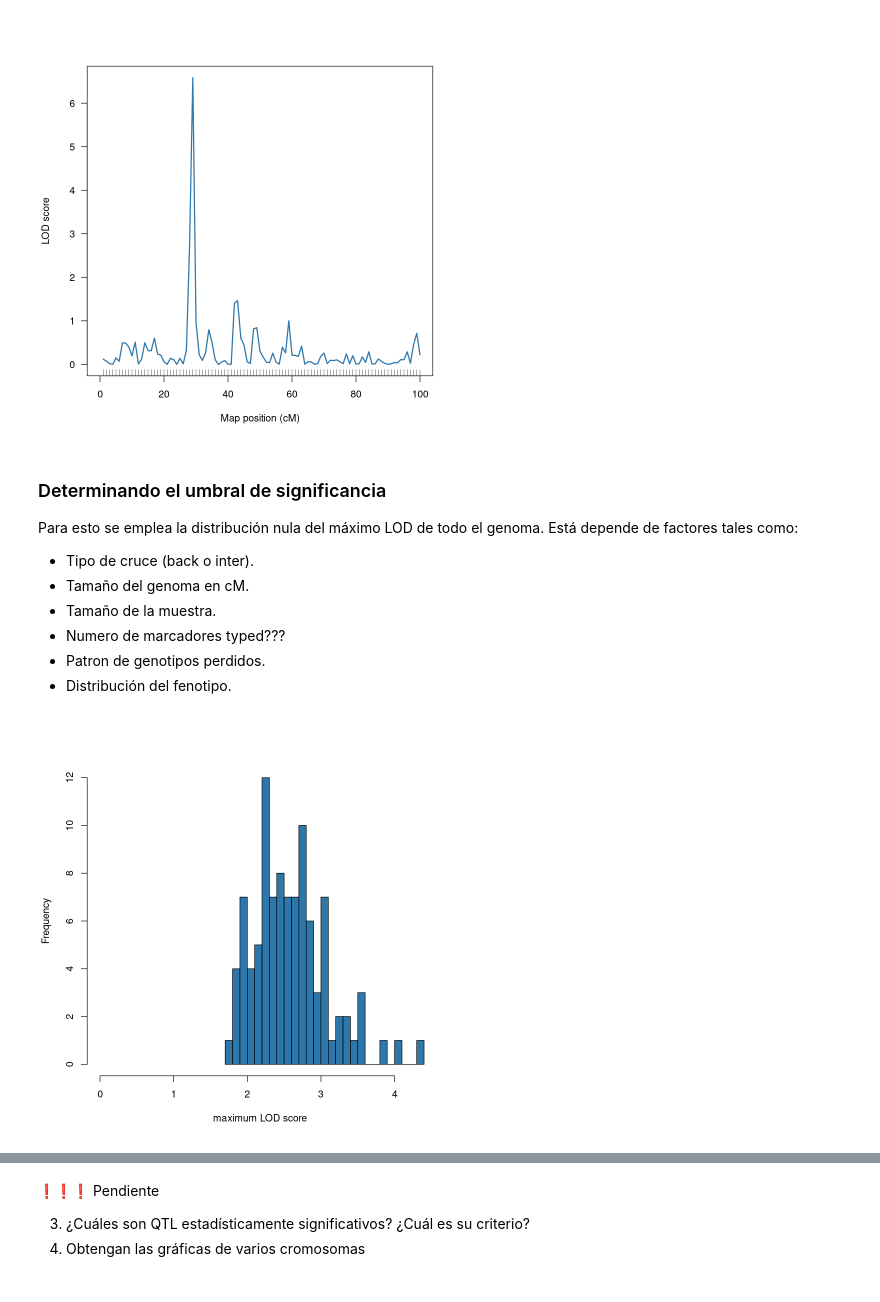
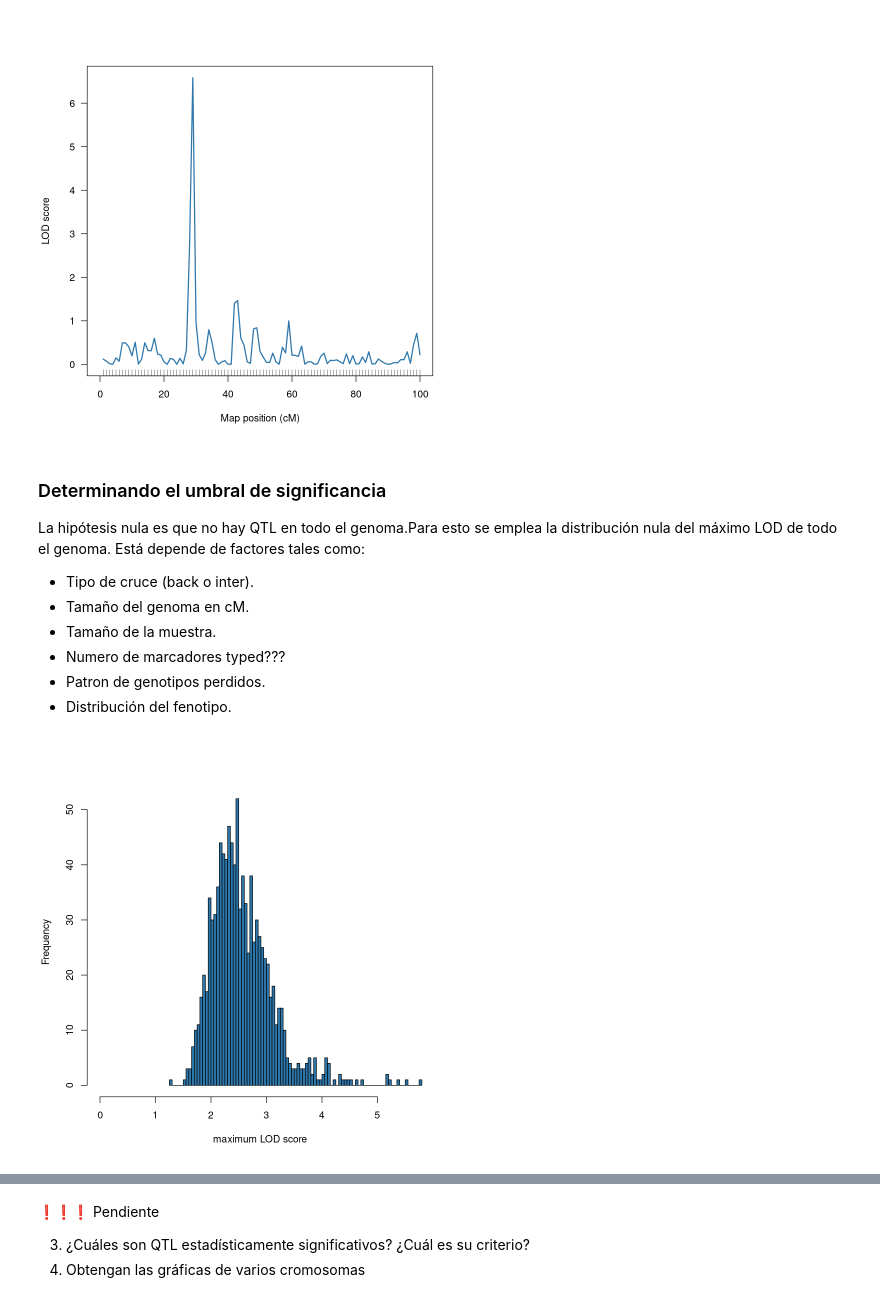
Before and after one commit to hdescobarh/journey-resolution, a Jupyter notebook: GRC_Taller04_mapeo_ligamiento/Code/ejercicio.ipynb, the cells around one changed output, grey strips where cells are left out. Drawn from its saved outputs; the diff is of its cells as text; code cells hidden in the pictures.

```diff
--- a/GRC_Taller04_mapeo_ligamiento/Code/ejercicio.ipynb
+++ b/GRC_Taller04_mapeo_ligamiento/Code/ejercicio.ipynb
@@ -122,8 +125,16 @@ Markers by chromosome:
 # primero se calculen las probabilidades multipunto
 
 #  Calculate conditional genotype probabilities
-corrected_data <- calc.genoprob(raw_data, error.prob = 0.001, map.function = "kosambi")
+# la mapping function relaciona frecuencias de recombinación r
+# con distancias genéticas d
+corrected_data <- calc.genoprob(
+  raw_data,
+  error.prob = 0.001, map.function = "kosambi"
+)
 
 # Genome scan with a single QTL model
 # em: maximum likelihood is performed via the EM algorithm
-out_em_kosambi <- scanone(corrected_data, method = "em")
+out_sim <- scanone(corrected_data, method = "em")
+
+# Registra sólo un pico máximo por cromosoma
+summary(out_sim) # threshold=value
@@ -152,7 +160,7 @@ plot(out_em_kosambi, chr = max(out_em_kosambi)$chr, ylab = "LOD score", col = "#
 # %% [markdown]
 ### Determinando el umbral de significancia
 
-Para esto se emplea la distribución nula del máximo LOD de todo el genoma. Está depende de factores tales como:
+La hipótesis nula es que no hay QTL en todo el genoma.Para esto se emplea la distribución nula del máximo LOD de todo el genoma. Está depende de factores tales como:
 
 - Tipo de cruce (back o inter).
 - Tamaño del genoma en cM.
@@ -163,9 +171,12 @@ Para esto se emplea la distribución nula del máximo LOD de todo el genoma. Est
 # %%
 # Para determinarlo por permutaciones,
 # primero se obtiene las máximas verosimilitudes de cada permutación
-max_lod_distribution <- scanone(corrected_data, n.perm = 100, verbose = FALSE)
-plot(max_lod_distribution, col = "#2e77ab")
+sim_max_lod_distribution <- scanone(
+  corrected_data,
+  n.perm = 1000, verbose = FALSE
+)
+plot(sim_max_lod_distribution, col = "#2e77ab")
 # %% [output]
-[figure, old version]
+[figure, new version]
 # %%
 # Obtener el umbral de significancia
```
Also changed, not shown: parts of 20 cells of this notebook.
